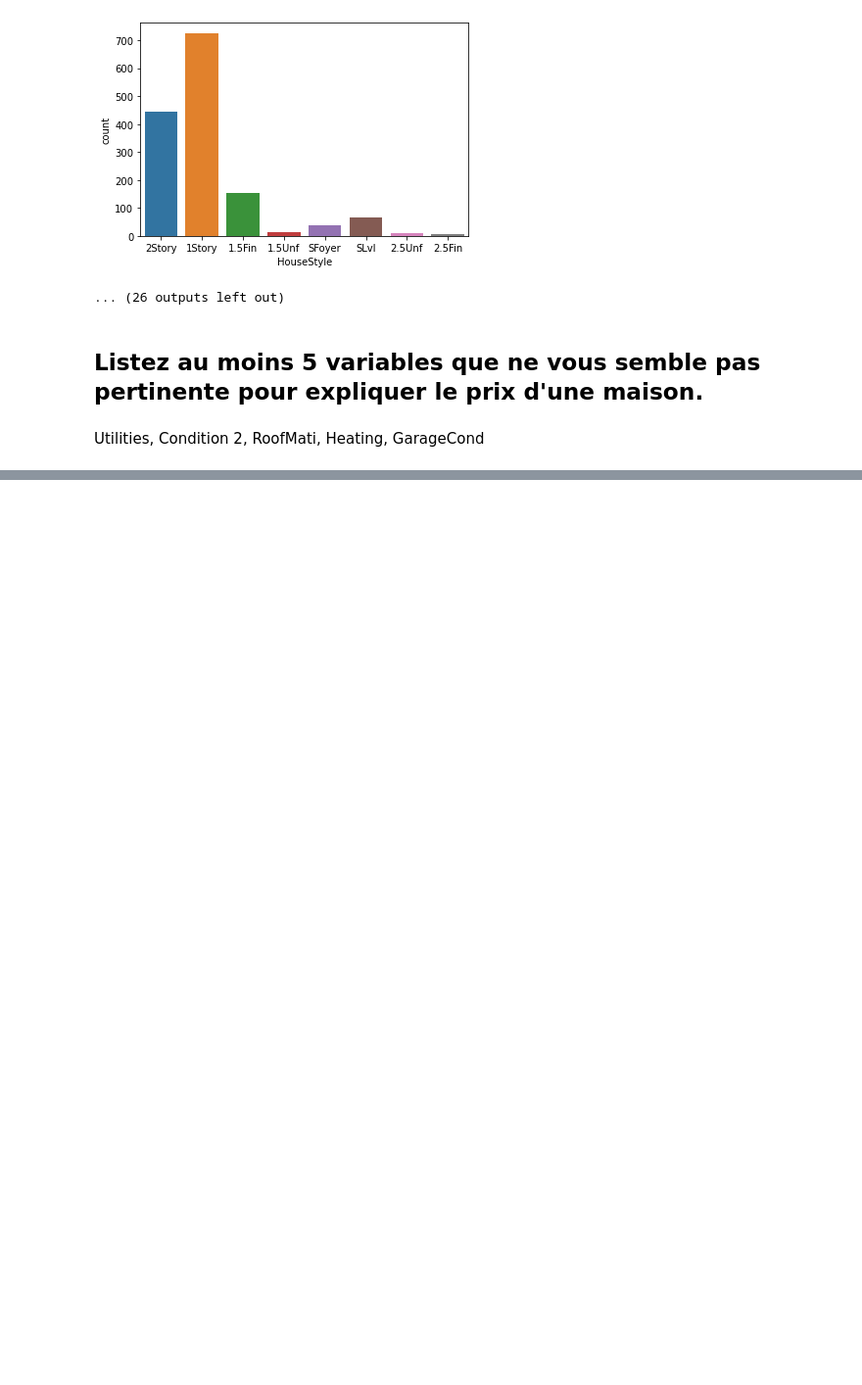
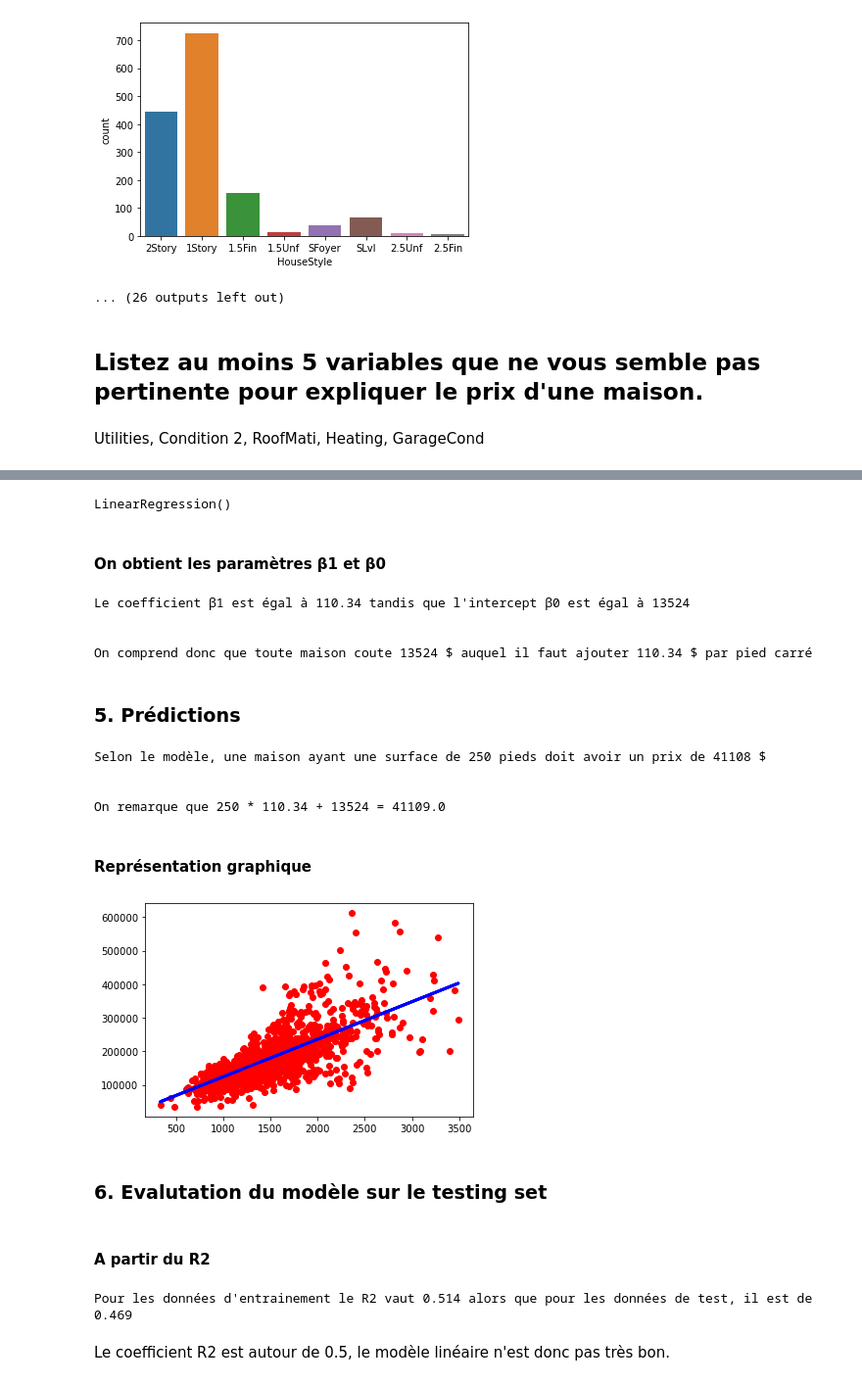
Before and after one commit to Josephine-coding/EDA_HouseSalePrice, a Jupyter notebook: Notebooks/Analyse Data.ipynb, the cells around one changed output, grey strips where cells are left out. Shown at 98% size. Cells and saved outputs as stored; diff of their text form; code cells hidden in the pictures; blank space fills up the shorter version.

Commit message:
add different linear regressions (1 var, 3 var, 10 var)(RL, Lasso, Ridge)

```diff
--- a/Notebooks/Analyse Data.ipynb
+++ b/Notebooks/Analyse Data.ipynb
@@ -331,0 +357,2 @@ Si une variable à la même valeur dans tous le jeu de donnée elle n'a aucun in
+# %%
+y = df.SalePrice
@@ -331,0 +361,2 @@ Si une variable à la même valeur dans tous le jeu de donnée elle n'a aucun in
+# %%
+X = df[["GrLivArea"]]
@@ -331,0 +365,3 @@ Si une variable à la même valeur dans tous le jeu de donnée elle n'a aucun in
+# %%
+from sklearn.model_selection import train_test_split
+xtrain, xtest, ytrain, ytest = train_test_split(X, y, train_size=0.8)
@@ -331,0 +370,55 @@ Si une variable à la même valeur dans tous le jeu de donnée elle n'a aucun in
+# %%
+from sklearn import linear_model
+regr = linear_model.LinearRegression()
+regr.fit(xtrain, ytrain)
+# %% [output]
+LinearRegression()
+# %% [markdown]
+#### On obtient les paramètres β1 et β0
+# %%
+print("Le coefficient β1 est égal à {} tandis que l'intercept β0 est égal à {}"
+      .format(round(regr.coef_[0],2),round(regr.intercept_)))
+
+print("\n")
+
+print("On comprend donc que toute maison coute {} $ auquel il faut ajouter {} $ par pied carré"
+     .format(round(regr.intercept_),round(regr.coef_[0],2)))
+# %% [output]
+Le coefficient β1 est égal à 110.34 tandis que l'intercept β0 est égal à 13524
+
+
+On comprend donc que toute maison coute 13524 $ auquel il faut ajouter 110.34 $ par pied carré
+# %% [markdown]
+### 5. Prédictions
+# %%
+x_to_predict = 250
+x_df =  pd.DataFrame({'surface': [x_to_predict]})
+
+print("Selon le modèle, une maison ayant une surface de {} pieds doit avoir un prix de {} $"
+      .format(x_to_predict, round(regr.predict(x_df)[0])))
+
+print("\n")
+
+print ("On remarque que {} * {} + {} = {}"
+       .format(x_to_predict,round(regr.coef_[0],2),round(regr.intercept_),
+               x_to_predict*round(regr.coef_[0],2)+round(regr.intercept_)))
+# %% [output]
+Selon le modèle, une maison ayant une surface de 250 pieds doit avoir un prix de 41108 $
+
+
+On remarque que 250 * 110.34 + 13524 = 41109.0
+# %% [markdown]
+#### Représentation graphique
+# %%
+ytrainpred = regr.predict(xtrain)
+
+
+# Plot outputs
+plt.scatter(xtrain, ytrain,  color='red')
+plt.plot(xtrain, ytrainpred, color='blue', linewidth=3)
+
+plt.show()
+# %% [output]
+[figure, added]
+# %% [markdown]
+### 6. Evalutation du modèle sur le testing set
@@ -331,0 +427,12 @@ Si une variable à la même valeur dans tous le jeu de donnée elle n'a aucun in
+# %% [markdown]
+#### A partir du R2
+# %%
+ytrainpred = regr.predict(xtrain)
+ytestpred = regr.predict(xtest)
+
+print ("Pour les données d'entrainement le R2 vaut {} alors que pour les données de test, il est de {}"
+      .format(round(r2_score(ytrain, ytrainpred),3), round(r2_score(ytest, ytestpred),3)))
+# %% [output]
+Pour les données d'entrainement le R2 vaut 0.514 alors que pour les données de test, il est de 0.469
+# %% [markdown]
+Le coefficient R2 est autour de 0.5, le modèle linéaire n'est donc pas très bon.
```
Also changed, not shown: parts of 80 cells of this notebook.
